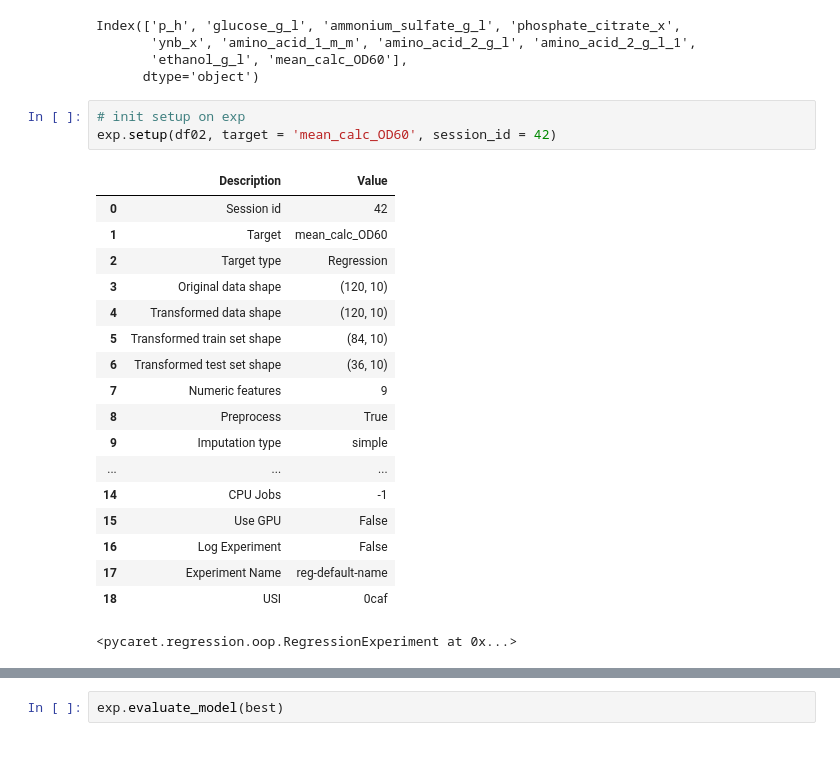
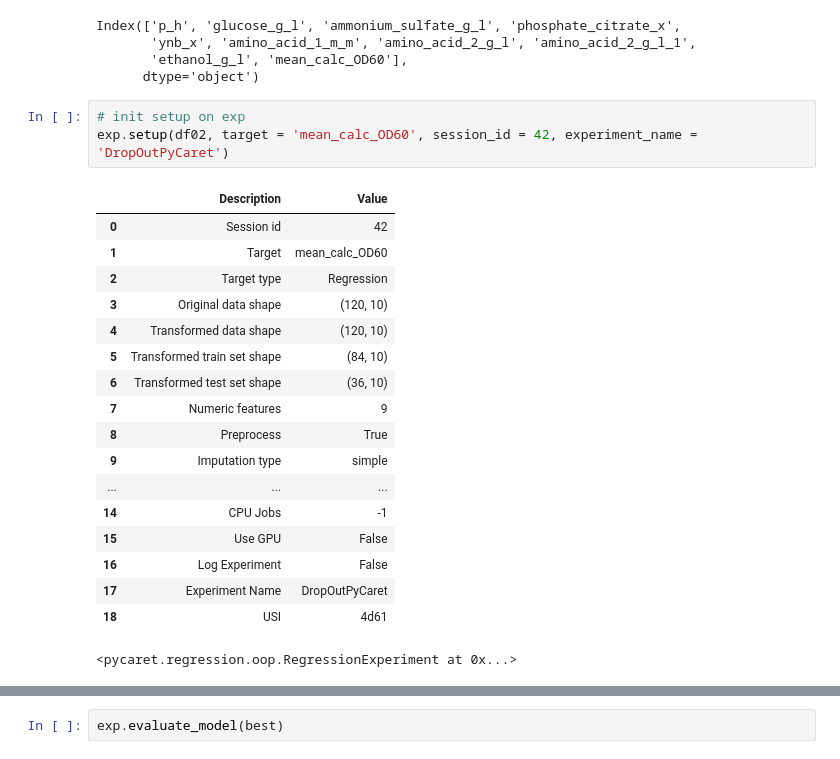
Before and after one commit to steffidavison/ML_Workshop, a Jupyter notebook: notebooks/DropOutPycaret.ipynb, the cells around one changed output, grey strips where cells are left out. Cells and saved outputs as stored; diff of their text form.

```diff
--- a/notebooks/DropOutPycaret.ipynb
+++ b/notebooks/DropOutPycaret.ipynb
@@ -30,25 +40,25 @@ Index(['p_h', 'glucose_g_l', 'ammonium_sulfate_g_l', 'phosphate_citrate_x',
       dtype='object')
 # %%
 # init setup on exp
-exp.setup(df02, target = 'mean_calc_OD60', session_id = 42)
+exp.setup(df02, target = 'mean_calc_OD60', session_id = 42, experiment_name = 'DropOutPyCaret')
 # %% [output]
 |  | Description | Value |
 | 0 | Session id | 42 |
 | 1 | Target | mean_calc_OD60 |
 | 2 | Target type | Regression |
 | 3 | Original data shape | (120, 10) |
 | 4 | Transformed data shape | (120, 10) |
 | 5 | Transformed train set shape | (84, 10) |
 | 6 | Transformed test set shape | (36, 10) |
 | 7 | Numeric features | 9 |
 | 8 | Preprocess | True |
 | 9 | Imputation type | simple |
 | ... | ... | ... |
 | 14 | CPU Jobs | -1 |
 | 15 | Use GPU | False |
 | 16 | Log Experiment | False |
-| 17 | Experiment Name | reg-default-name |
-| 18 | USI | 0caf |
+| 17 | Experiment Name | DropOutPyCaret |
+| 18 | USI | 4d61 |
 <pycaret.regression.oop.RegressionExperiment at 0x...>
 # %%
 # compare baseline models
```
Also changed, not shown: parts of 17 cells of this notebook.
